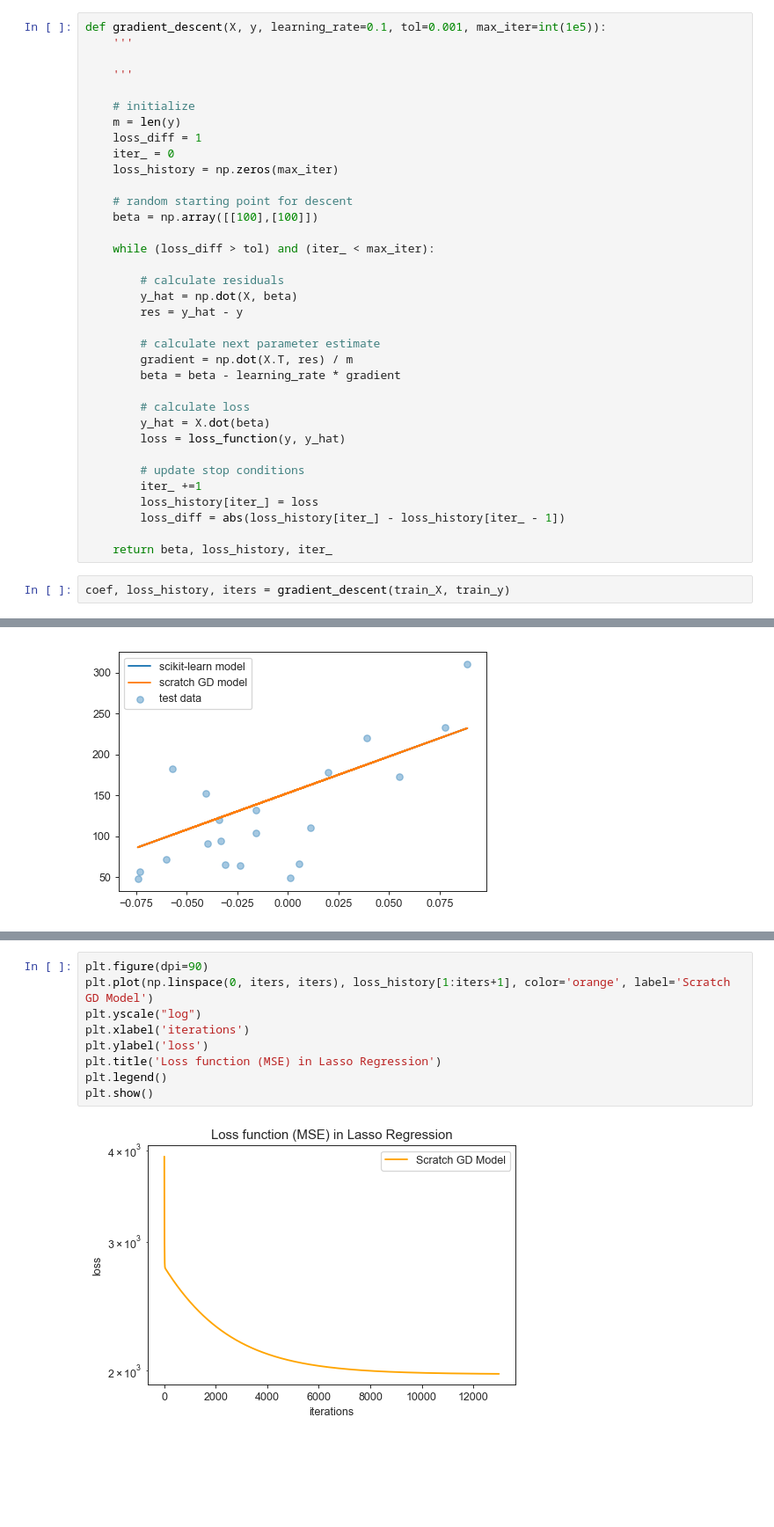
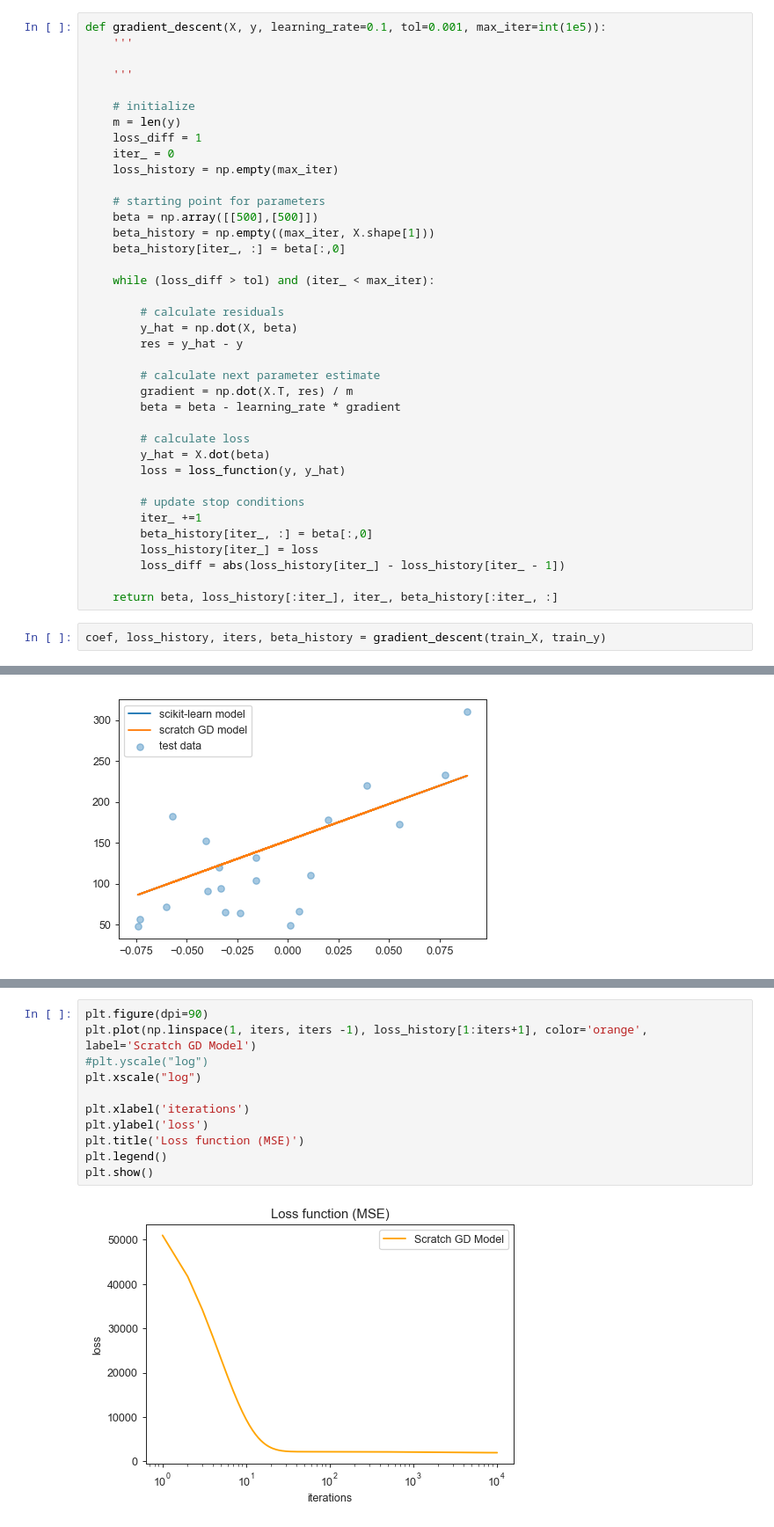
Before and after one commit to aaron-ortega/understanding-ML-techniques, a Jupyter notebook: linear_models/gradient_descent_vs_lasso.ipynb, the cells around one changed output, grey strips where cells are left out. Shown at 88% size. Cells and saved outputs as stored; diff of their text form; blank space fills up the shorter version.

```diff
--- a/linear_models/gradient_descent_vs_lasso.ipynb
+++ b/linear_models/gradient_descent_vs_lasso.ipynb
@@ -78,10 +80,12 @@ def gradient_descent(X, y, learning_rate=0.1, tol=0.001, max_iter=int(1e5)):
     m = len(y)
     loss_diff = 1
     iter_ = 0
-    loss_history = np.zeros(max_iter)
+    loss_history = np.empty(max_iter)
 
-    # random starting point for descent
-    beta = np.array([[100],[100]])
+    # starting point for parameters
+    beta = np.array([[500],[500]])
+    beta_history = np.empty((max_iter, X.shape[1]))
+    beta_history[iter_, :] = beta[:,0]
 
     while (loss_diff > tol) and (iter_ < max_iter):
 
@@ -99,9 +103,10 @@ def gradient_descent(X, y, learning_rate=0.1, tol=0.001, max_iter=int(1e5)):
 
         # update stop conditions
         iter_ +=1
+        beta_history[iter_, :] = beta[:,0]
         loss_history[iter_] = loss
         loss_diff = abs(loss_history[iter_] - loss_history[iter_ - 1])
 
-    return beta, loss_history, iter_
+    return beta, loss_history[:iter_], iter_, beta_history[:iter_, :]
 # %%
-coef, loss_history, iters = gradient_descent(train_X, train_y)
+coef, loss_history, iters, beta_history = gradient_descent(train_X, train_y)
@@ -142,11 +162,13 @@ Scikit-learn            Scratch Model
 # %%
 plt.figure(dpi=90)
-plt.plot(np.linspace(0, iters, iters), loss_history[1:iters+1], color='orange', label='Scratch GD Model')
-plt.yscale("log")
+plt.plot(np.linspace(1, iters, iters -1), loss_history[1:iters+1], color='orange', label='Scratch GD Model')
+#plt.yscale("log")
+plt.xscale("log")
+
 plt.xlabel('iterations')
 plt.ylabel('loss')
-plt.title('Loss function (MSE) in Lasso Regression')
+plt.title('Loss function (MSE)')
 plt.legend()
 plt.show()
 # %% [output]
-[figure, old version]
+[figure, new version]
```
Also changed, not shown: parts of 10 cells of this notebook.
